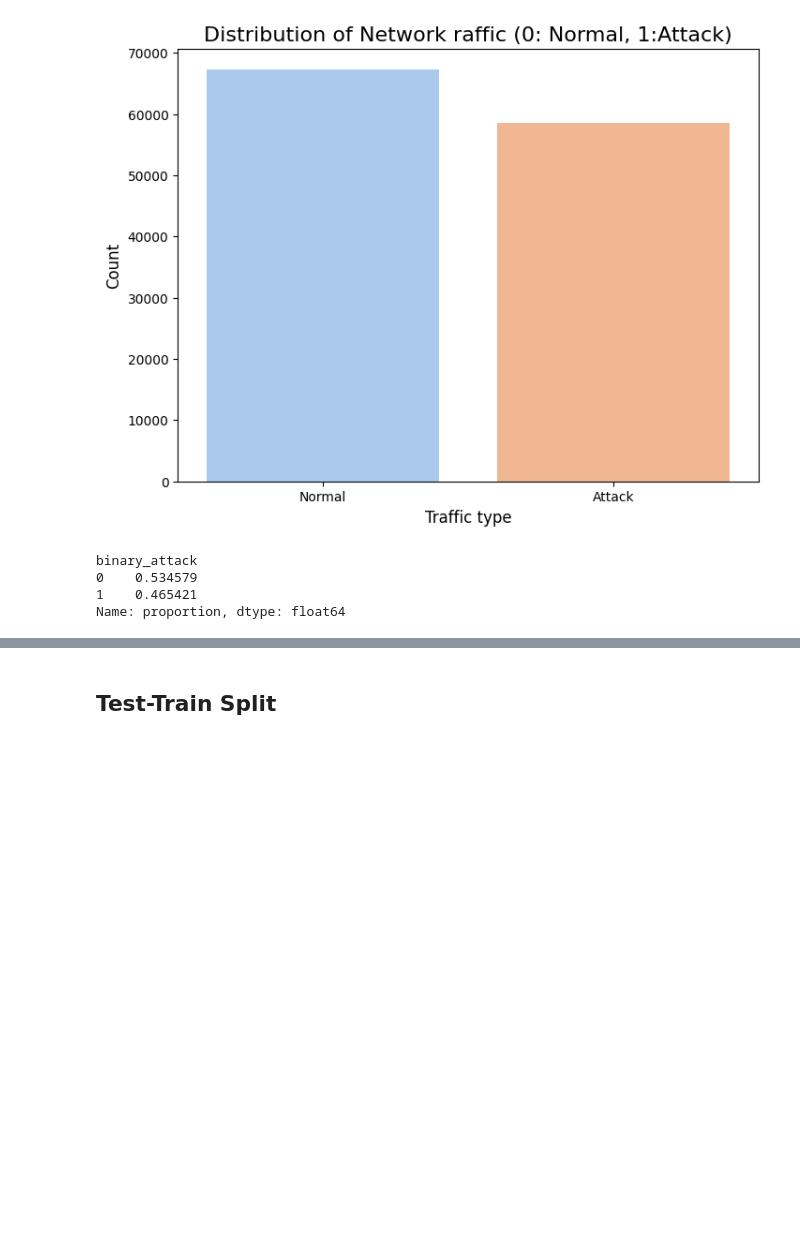
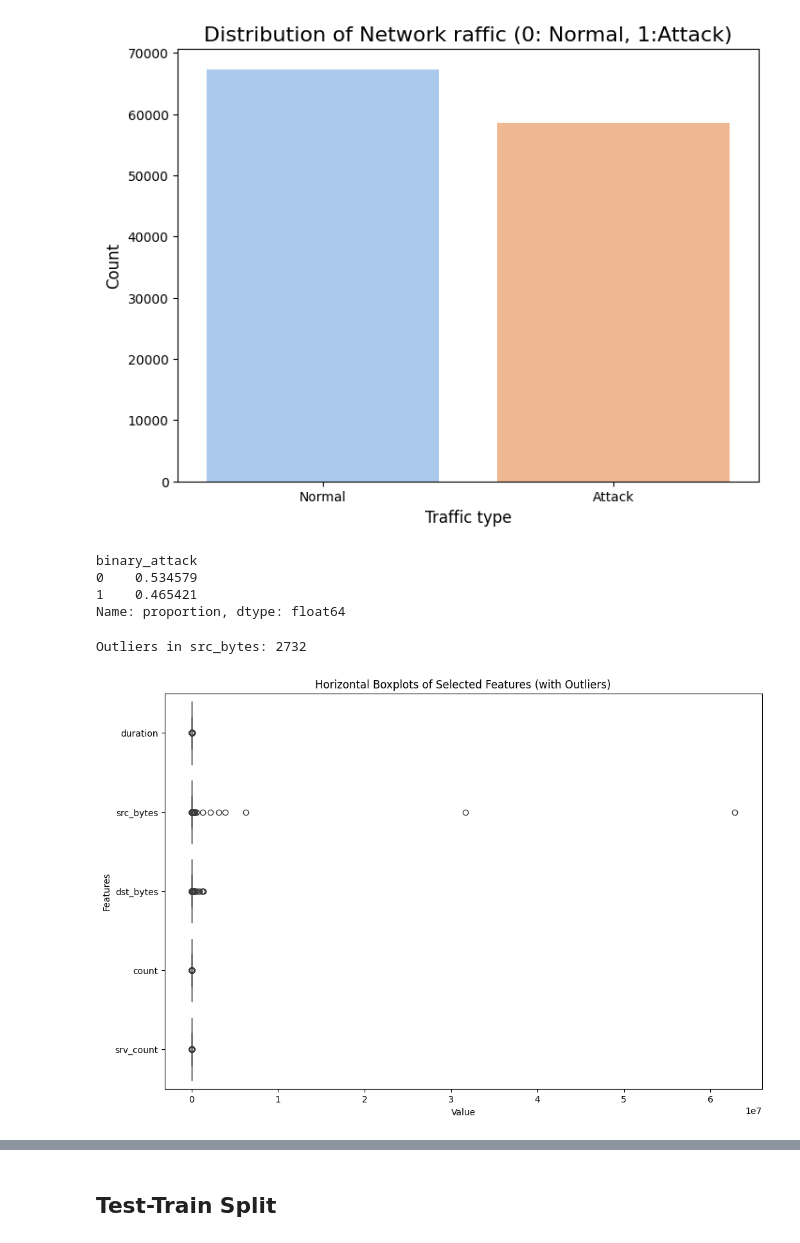
Before and after one commit to vitesh2186/SentinelNet, a Jupyter notebook: notebooks/nsl_kdd.ipynb, the cells around one changed output, grey strips where cells are left out. Drawn from its saved outputs; the diff is of its cells as text; code cells hidden in the pictures; blank space fills up the shorter version.

Commit message:
Added Boxplots and Correlation Heatmaps for the dataset

```diff
--- a/notebooks/nsl_kdd.ipynb
+++ b/notebooks/nsl_kdd.ipynb
@@ -417,3 +417,30 @@ binary_attack
 0    0.534579
 1    0.465421
 Name: proportion, dtype: float64
+# %%
+numeric_df = df.drop(["protocol_type","service","flag","binary_attack","class"], axis=1)
+
+#  Detect outliers using IQR and plot boxplot for selected features
+def detect_outliers(data, feature):
+    Q1 = data[feature].quantile(0.25)
+    Q3 = data[feature].quantile(0.75)
+    IQR = Q3 - Q1
+    lower = Q1 - 1.5 * IQR
+    upper = Q3 + 1.5 * IQR
+    outliers = data[(data[feature] < lower) | (data[feature] > upper)]
+    return outliers
+
+outliers_src = detect_outliers(numeric_df, "src_bytes")
+print(f"Outliers in src_bytes: {len(outliers_src)}")
+# %% [output]
+Outliers in src_bytes: 2732
+# %%
+plt.figure(figsize=(12,8))
+sns.boxplot(data=numeric_df[["duration", "src_bytes", "dst_bytes", "count", "srv_count"]],
+            orient="h")
+plt.title("Horizontal Boxplots of Selected Features (with Outliers)")
+plt.xlabel("Value")
+plt.ylabel("Features")
+plt.show()
+# %% [output]
+[figure, added]
```
Also changed, not shown: parts of 3 cells of this notebook.
